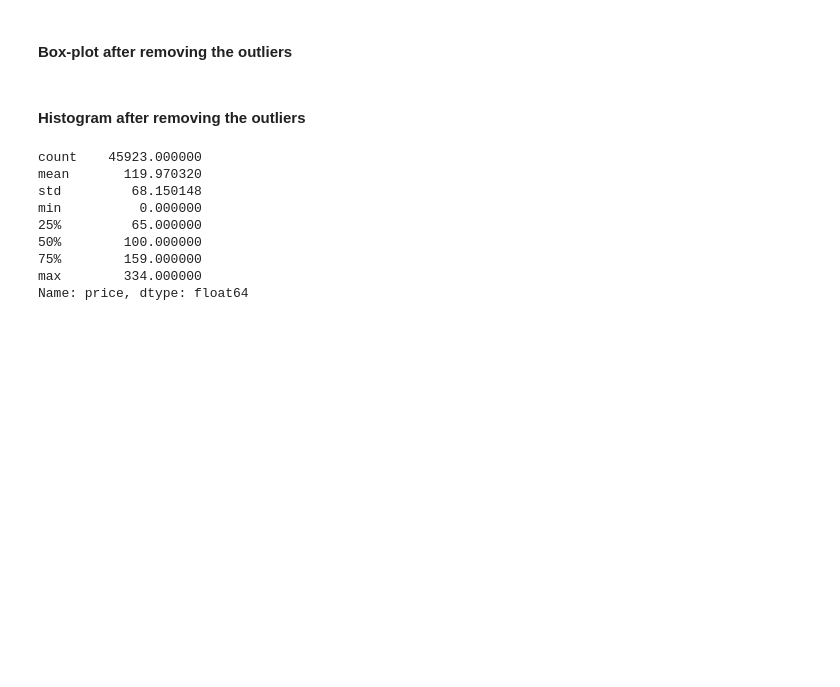
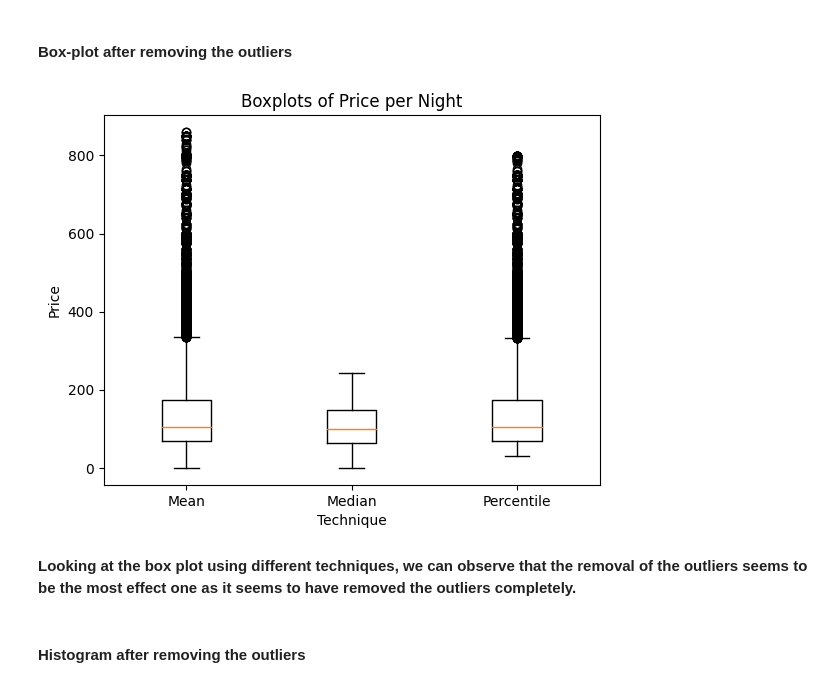
Before and after one commit to aaiml/CSCN8000-lab-submissions, a Jupyter notebook: students-submissions/8889436/lab2.ipynb, the cells around one changed output. Cells and saved outputs as stored; diff of their text form; code cells hidden in the pictures; blank space fills up the shorter version.

```diff
--- a/students-submissions/8889436/lab2.ipynb
+++ b/students-submissions/8889436/lab2.ipynb
@@ -409,2 +395,25 @@ percentile_removed_outliers
+# %%
+# list containing the cleaned dataframes using various techniques
+dataframes = [mean_removed_outliers, median_removed_outliers, percentile_removed_outliers]
+
+# list of labels for the boxplots
+labels = ['Mean', 'Median', 'Percentile']
+
+
+
+# Plotting the boxplot for each DataFrame
+plt.boxplot([df['price'] for df in dataframes], labels=labels)
+
+# Set the title and labels for the plot
+plt.title('Boxplots of Price per Night')
+plt.xlabel('Technique')
+plt.ylabel('Price')
+
+# Display the plot
+plt.show()
+# %% [output]
+[figure, added]
+# %% [markdown]
+**Looking at the box plot using different techniques, we can observe that the removal of the outliers seems to be the most effect one as it seems to have removed the outliers completely.**
 # %% [markdown]
 #### Histogram after removing the outliers
@@ -415,12 +419,0 @@ percentile_removed_outliers
-# %%
-df_airbnb_filtered.price.describe()
-# %% [output]
-count    45923.000000
-mean       119.970320
-std         68.150148
-min          0.000000
-25%         65.000000
-50%        100.000000
-75%        159.000000
-max        334.000000
-Name: price, dtype: float64
```
Also changed, not shown: parts of 24 cells of this notebook, 1 other file.
